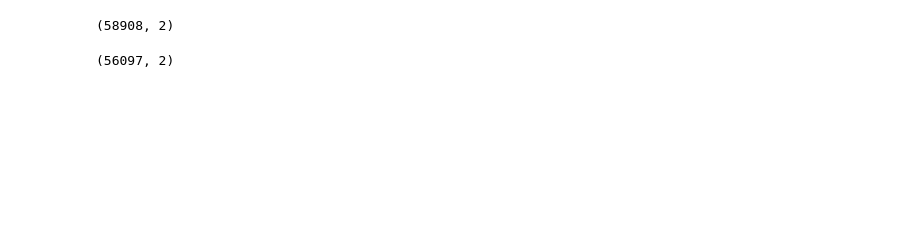
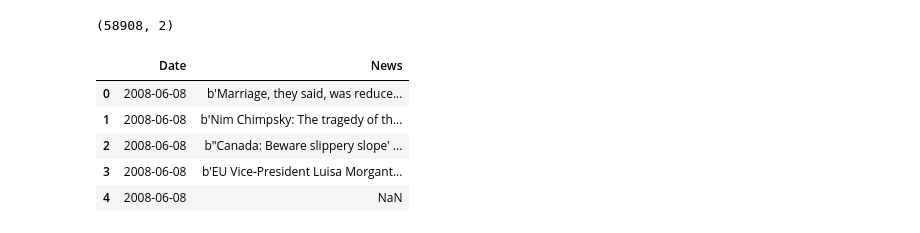
Before and after one commit to mackdelany/NLP-stock-price-prediction, a Jupyter notebook: notebooks/News Processing.ipynb, the cells around one changed output. Saved outputs shown, nothing was run; the diff lists cells and outputs as text; code cells hidden in the pictures; blank space fills up the shorter version.

```diff
--- a/notebooks/News Processing.ipynb
+++ b/notebooks/News Processing.ipynb
@@ -11,9 +12,14 @@ print(news.shape)
 # %%
 news.dropna(inplace=True)
 # %%
-news.shape
+news.head()
 # %% [output]
-(56097, 2)
+|  | Date | News |
+| 0 | 2008-06-08 | b'Marriage, they said, was reduce... |
+| 1 | 2008-06-08 | b'Nim Chimpsky: The tragedy of th... |
+| 2 | 2008-06-08 | b"Canada: Beware slippery slope' ... |
+| 3 | 2008-06-08 | b'EU Vice-President Luisa Morgant... |
+| 4 | 2008-06-08 | NaN |
 # %%
 news['News'] = news['News'].apply(lambda x: x.lower())
 # %%
```
Also changed, not shown: parts of 14 cells of this notebook, 1 other file.
